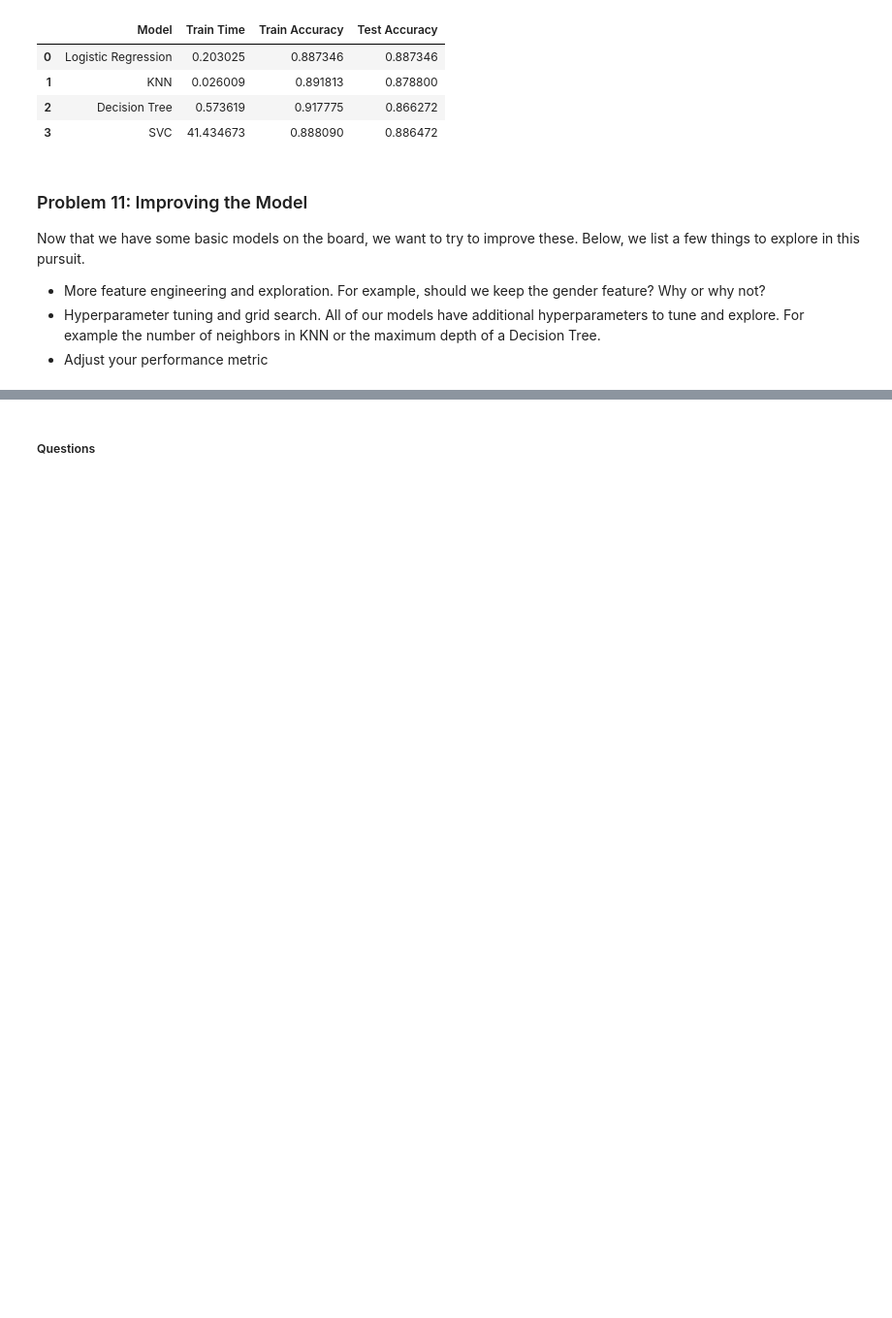
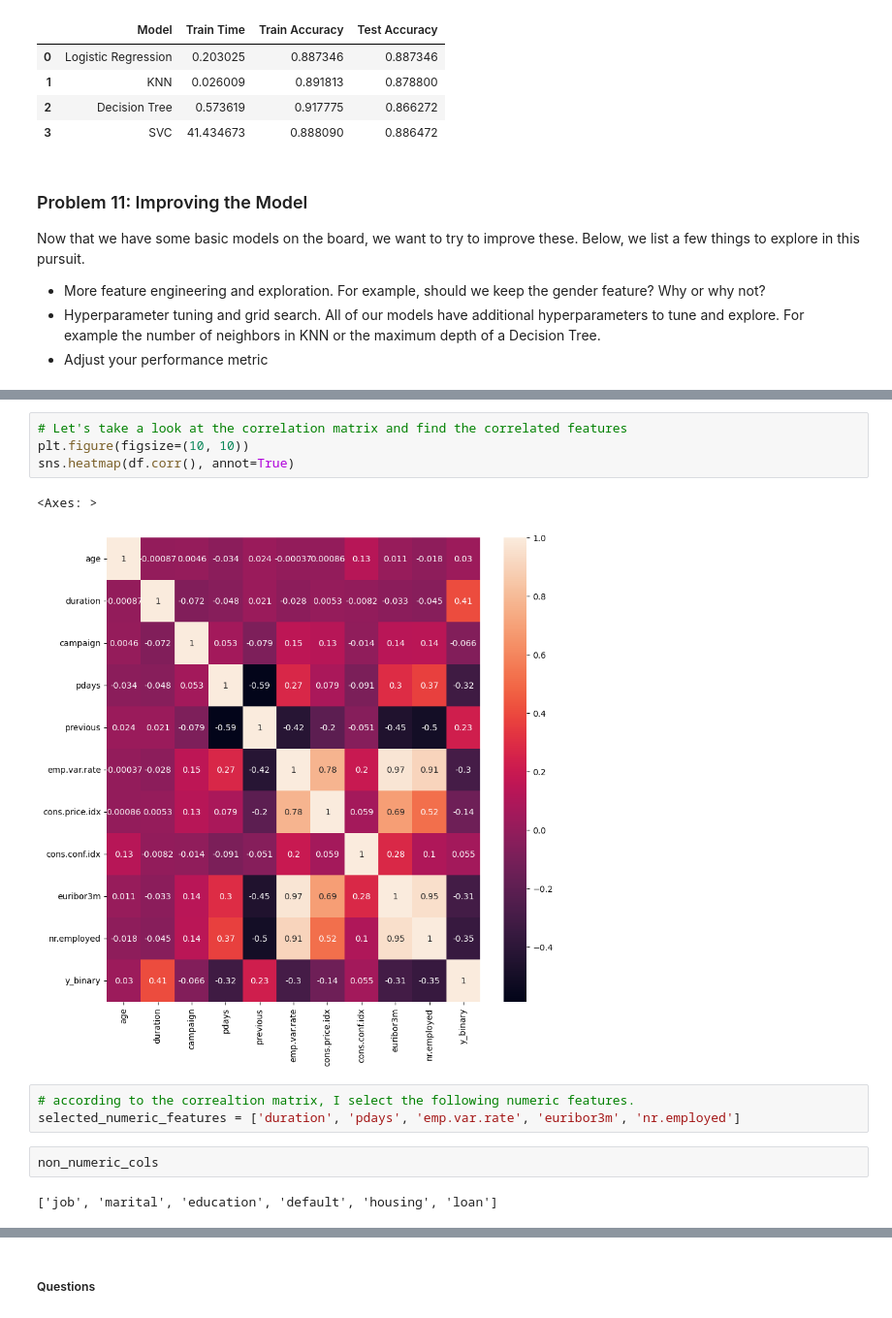
Before and after one commit to Hoomaaan/Portuguese-Banking-Comparing-Classifiers, a Jupyter notebook: prompt_III.ipynb, the cells around one changed output, grey strips where cells are left out. Shown at 97% size. Saved outputs shown, nothing was run; the diff lists cells and outputs as text; blank space fills up the shorter version.

```diff
--- a/prompt_III.ipynb
+++ b/prompt_III.ipynb
@@ -331,0 +377,14 @@ Now that we have some basic models on the board, we want to try to improve these
+# %%
+# Let's take a look at the correlation matrix and find the correlated features
+plt.figure(figsize=(10, 10))
+sns.heatmap(df.corr(), annot=True)
+# %% [output]
+<Axes: >
+[figure, added]
+# %%
+# according to the correaltion matrix, I select the following numeric features.
+selected_numeric_features = ['duration', 'pdays', 'emp.var.rate', 'euribor3m', 'nr.employed']
+# %%
+non_numeric_cols
+# %% [output]
+['job', 'marital', 'education', 'default', 'housing', 'loan']
```
Also changed, not shown: parts of 22 cells of this notebook.
